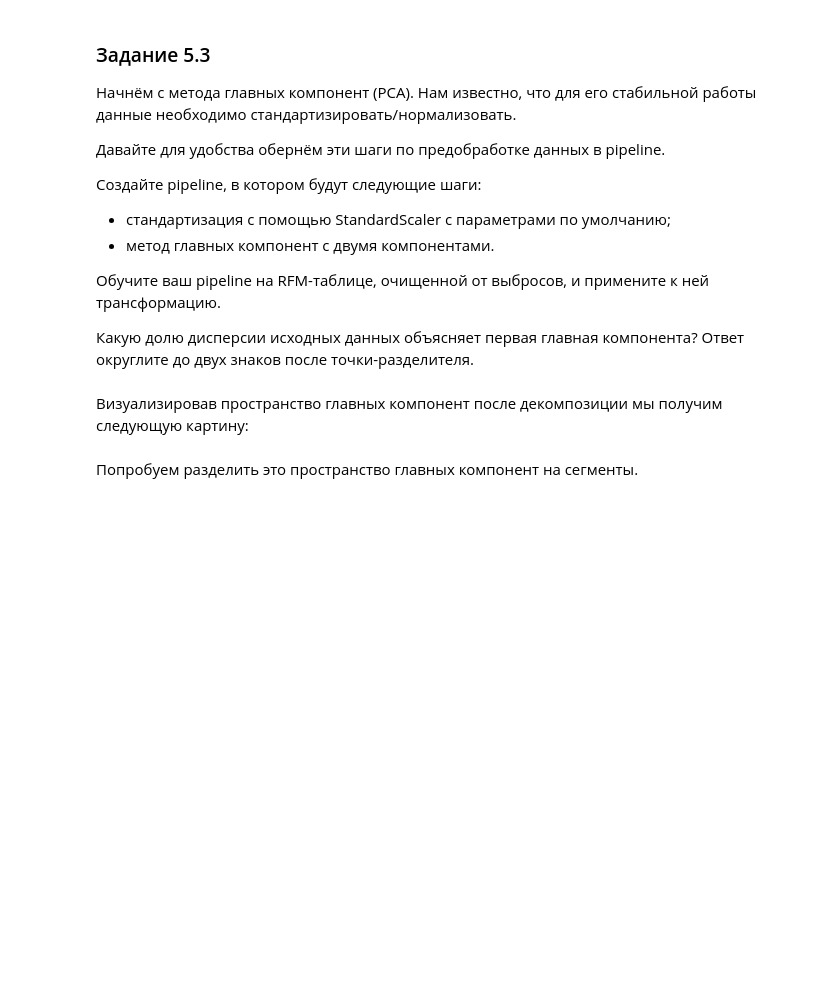
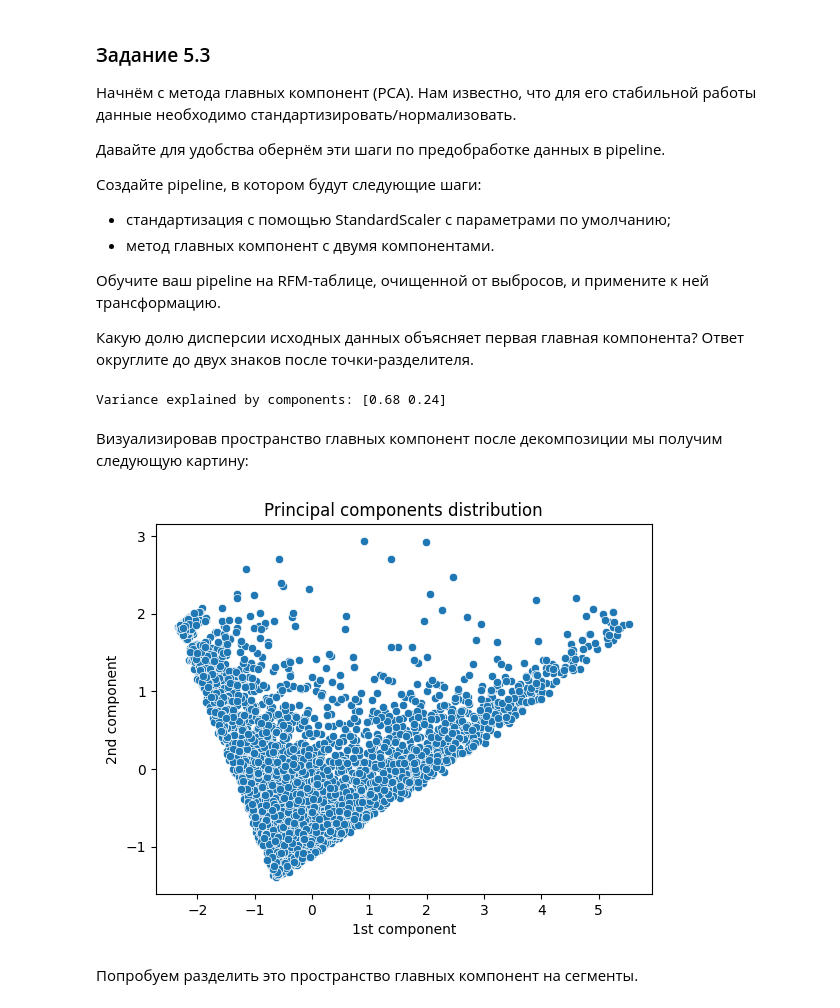
Before and after one commit to ssiarhei115/Shop-customers-segmentation, a Jupyter notebook: code.ipynb, the cells around one changed output. Drawn from its saved outputs; the diff is of its cells as text; code cells hidden in the pictures; blank space fills up the shorter version.

```diff
--- a/code.ipynb
+++ b/code.ipynb
@@ -779,5 +697,16 @@ ax.set_zlabel('Monetary');
 Обучите ваш pipeline на RFM-таблице, очищенной от выбросов, и примените к ней трансформацию.
 
 Какую долю дисперсии исходных данных объясняет первая главная компонента? Ответ округлите до двух знаков после точки-разделителя.
+# %%
+pipeline = pipeline.Pipeline([
+    ('stsc', preprocessing.StandardScaler()),
+    ('pca', decomposition.PCA(n_components=2))
+    ])
+
+rfm_decomp = pipeline.fit_transform(rfm_cleaned)
+
+print(f"Variance explained by components: {pipeline[1].explained_variance_ratio_.round(2)}")
+# %% [output]
+Variance explained by components: [0.68 0.24]
 # %% [markdown]
 Визуализировав пространство главных компонент после декомпозиции мы получим следующую картину:
@@ -786,3 +713,7 @@ sns.scatterplot(data=rfm_table_processed, x='axis-1', y='axis-2');
+# %%
+sns.scatterplot(data=rfm_decomp, x=rfm_decomp[:,0], y=rfm_decomp[:,1]).set(title='Principal components distribution', xlabel='1st component', ylabel='2nd component');
+# %% [output]
+[figure, added]
 # %% [markdown]
 Попробуем разделить это пространство главных компонент на сегменты.
 # %% [markdown]
```
Also changed, not shown: parts of 37 cells of this notebook.
